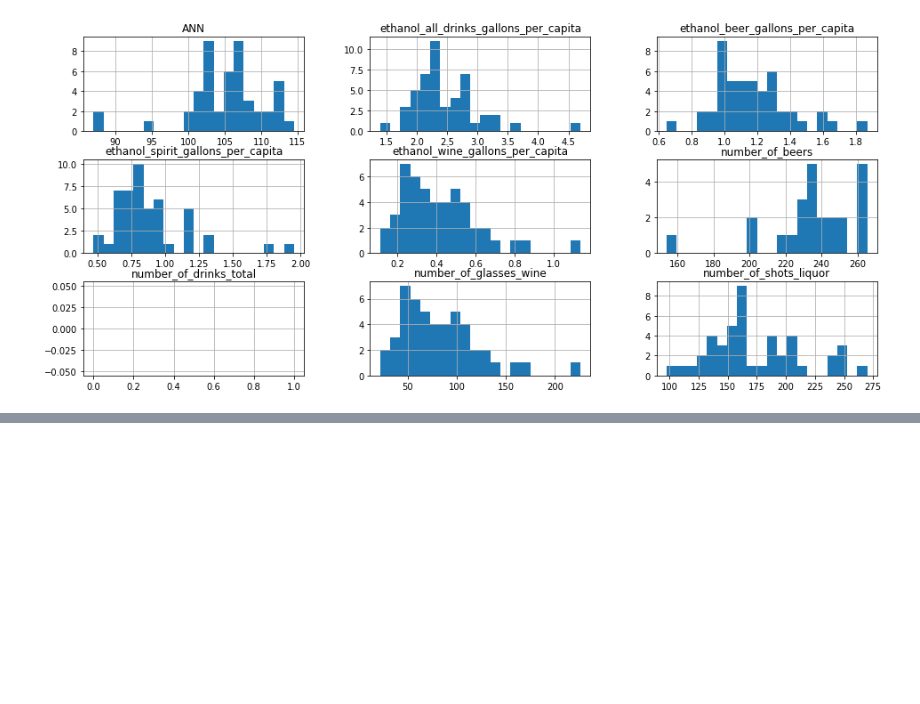
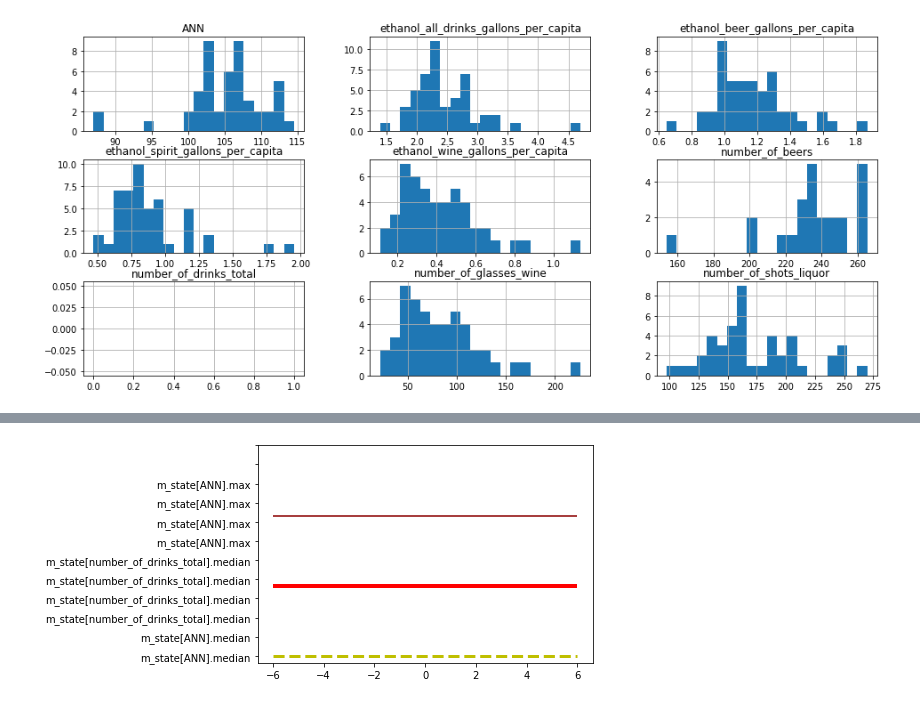
Before and after one commit to MatthewNewell006/alcohol_consumption, a Jupyter notebook: jupyter/2015_temp_data.ipynb, the cells around one changed output, grey strips where cells are left out. Cells and saved outputs as stored; diff of their text form; code cells hidden in the pictures; blank space fills up the shorter version.

```diff
--- a/jupyter/2015_temp_data.ipynb
+++ b/jupyter/2015_temp_data.ipynb
@@ -109,3 +142,11 @@ m_state['number_of_drinks_total'].hist(bins = bins);
+# %%
+plt.hlines('m_state[ANN].median',-6,6,colors='y', linewidth = 3, linestyle = '--' );
+plt.hlines('m_state[number_of_drinks_total].median',-6,6,colors='r', linewidth = 4);
+plt.hlines('m_state[ANN].max',-6,6,colors='darkred');
+plt.plot()
+plt.yticks(np.linspace(0,3,12));
+# %% [output]
+[figure, added]
 # %%
 # ac_df.merge(t_annual , left_on='STATE',  how='left')
 
```
Also changed, not shown: parts of 4 cells of this notebook.
